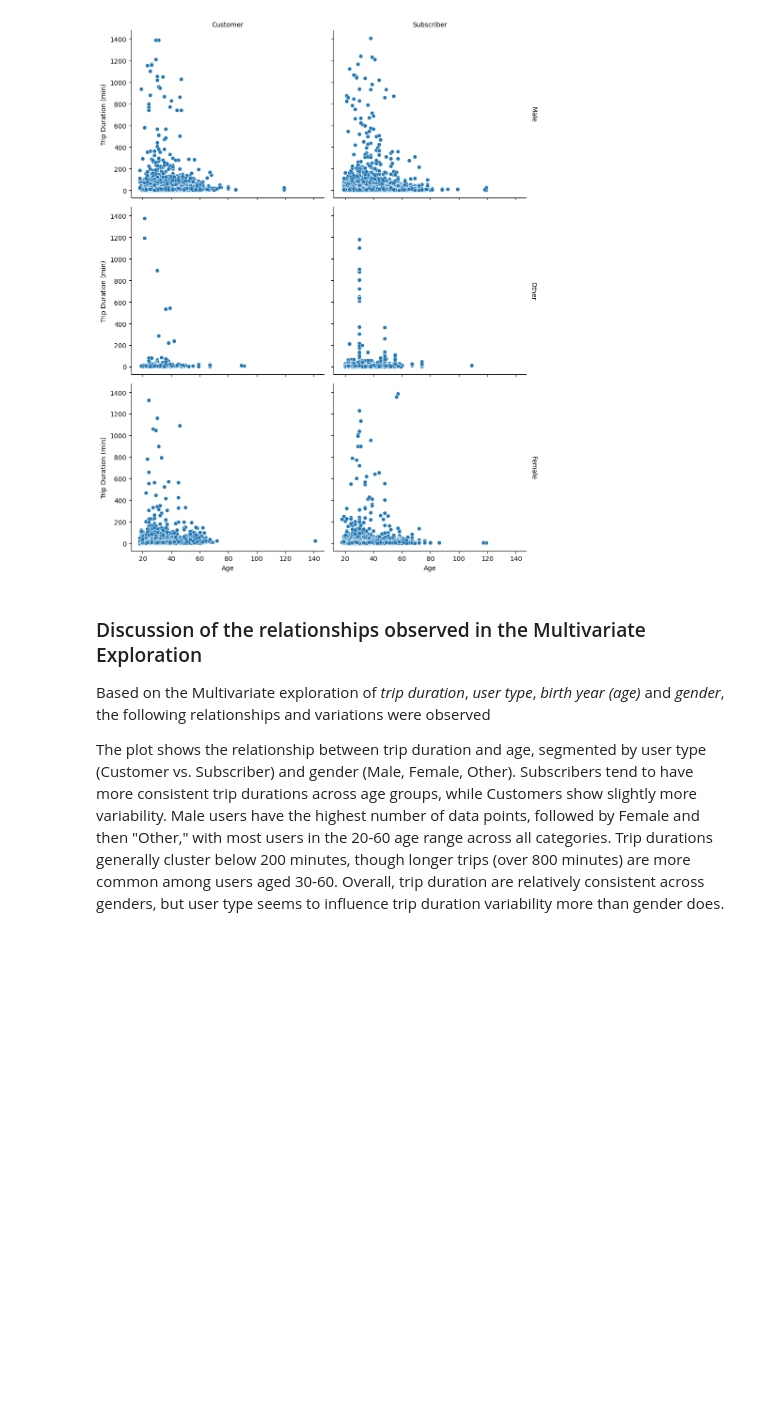
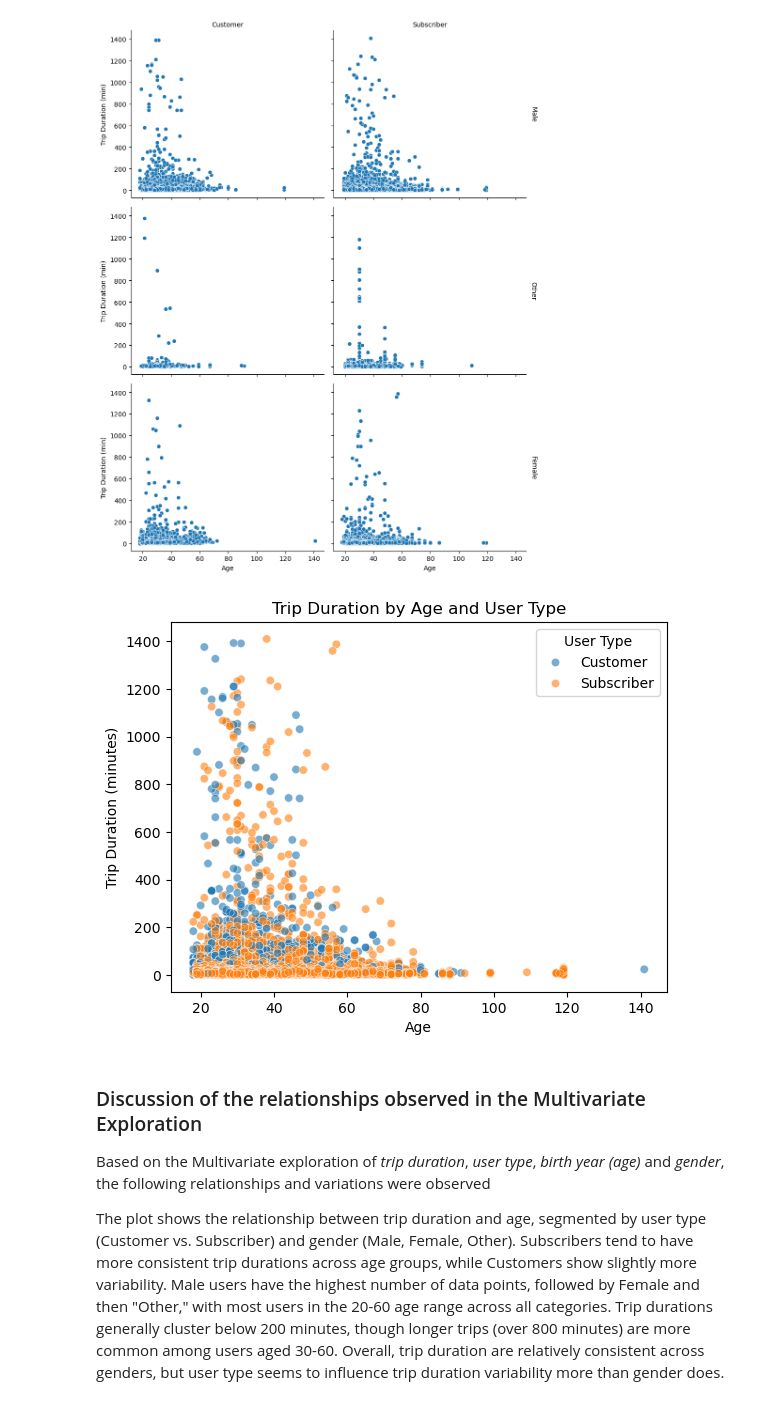
Before and after one commit to kaydee98/DataAnalytics, a Jupyter notebook: DataVisualization/Part_I_FordGoBike_Exploration.ipynb, the cells around one changed output. Cells and saved outputs as stored; diff of their text form; code cells hidden in the pictures; blank space fills up the shorter version.

```diff
--- a/DataVisualization/Part_I_FordGoBike_Exploration.ipynb
+++ b/DataVisualization/Part_I_FordGoBike_Exploration.ipynb
@@ -192,6 +202,16 @@ g.add_legend()
 plt.show()
 # %% [output]
 [figure]
+# %%
+# Creating a scatter plot of trip duration by age with customer type as color encoding
+sns.scatterplot(data=ford_gobike_data, x='member_age', y='duration_minute', hue='user_type', alpha=0.6)
+plt.title("Trip Duration by Age and User Type")
+plt.xlabel("Age")
+plt.ylabel("Trip Duration (minutes)")
+plt.legend(title="User Type")
+plt.show()
+# %% [output]
+[figure, added]
 # %% [markdown]
 ### Discussion of the relationships observed in the Multivariate Exploration
 Based on the Multivariate exploration of *trip duration*, *user type*, *birth year (age)* and *gender*, the following relationships and variations were observed
```
Also changed, not shown: parts of 1 cell of this notebook.
